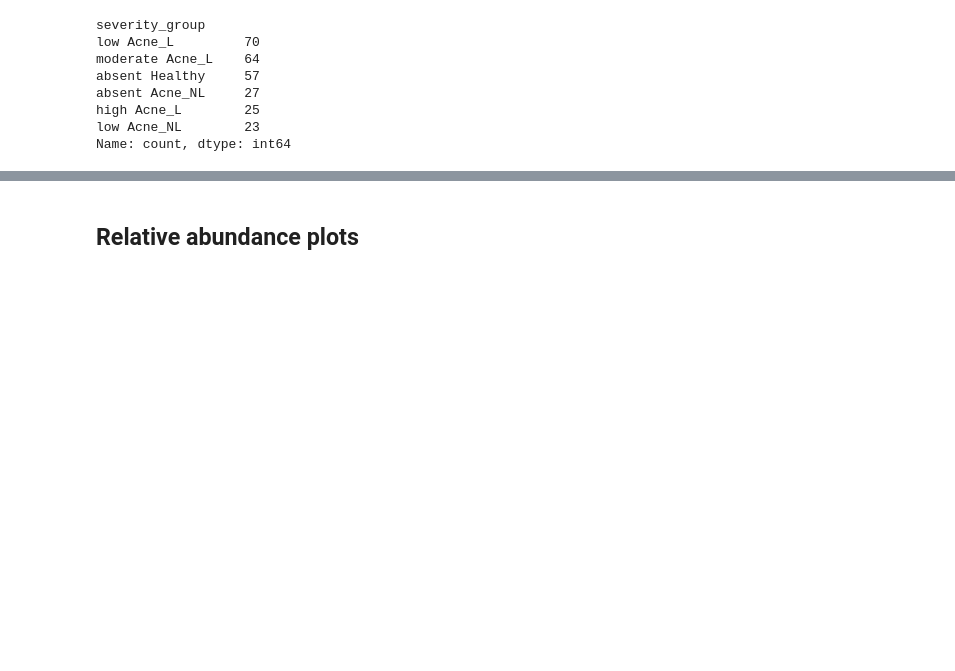
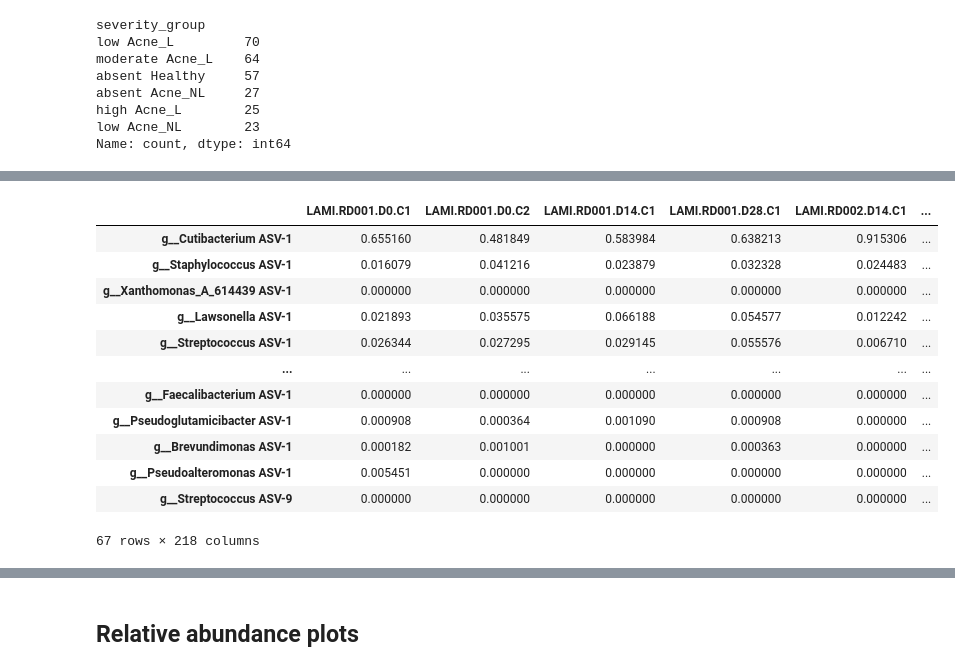
Before and after one commit to knightlab-analyses/Acne_Longitudinal_Microbiome, a Jupyter notebook: Notebooks/16S_relative_abundance.ipynb, the cells around one changed output, grey strips where cells are left out. Saved outputs shown, nothing was run; the diff lists cells and outputs as text; code cells hidden in the pictures; blank space fills up the shorter version.

```diff
--- a/Notebooks/16S_relative_abundance.ipynb
+++ b/Notebooks/16S_relative_abundance.ipynb
@@ -114,3 +128,19 @@ def load_biom_table(biom_path, metadata_path):
+# %%
+df
+# %% [output]
+|  | LAMI.RD001.D0.C1 | LAMI.RD001.D0.C2 | LAMI.RD001.D14.C1 | LAMI.RD001.D28.C1 | LAMI.RD002.D14.C1 | ... |
+| g__Cutibacterium ASV-1 | 0.655160 | 0.481849 | 0.583984 | 0.638213 | 0.915306 | ... |
+| g__Staphylococcus ASV-1 | 0.016079 | 0.041216 | 0.023879 | 0.032328 | 0.024483 | ... |
+| g__Xanthomonas_A_614439 ASV-1 | 0.000000 | 0.000000 | 0.000000 | 0.000000 | 0.000000 | ... |
+| g__Lawsonella ASV-1 | 0.021893 | 0.035575 | 0.066188 | 0.054577 | 0.012242 | ... |
+| g__Streptococcus ASV-1 | 0.026344 | 0.027295 | 0.029145 | 0.055576 | 0.006710 | ... |
+| ... | ... | ... | ... | ... | ... | ... |
+| g__Faecalibacterium ASV-1 | 0.000000 | 0.000000 | 0.000000 | 0.000000 | 0.000000 | ... |
+| g__Pseudoglutamicibacter ASV-1 | 0.000908 | 0.000364 | 0.001090 | 0.000908 | 0.000000 | ... |
+| g__Brevundimonas ASV-1 | 0.000182 | 0.001001 | 0.000000 | 0.000363 | 0.000000 | ... |
+| g__Pseudoalteromonas ASV-1 | 0.005451 | 0.000000 | 0.000000 | 0.000000 | 0.000000 | ... |
+| g__Streptococcus ASV-9 | 0.000000 | 0.000000 | 0.000000 | 0.000000 | 0.000000 | ... |
+67 rows × 218 columns
 # %%
 # Function to determine the top n taxon and collapse the rest as "Others"
 def collapse_top_n(df):
```
Also changed, not shown: parts of 6 cells of this notebook, 2 other files.
